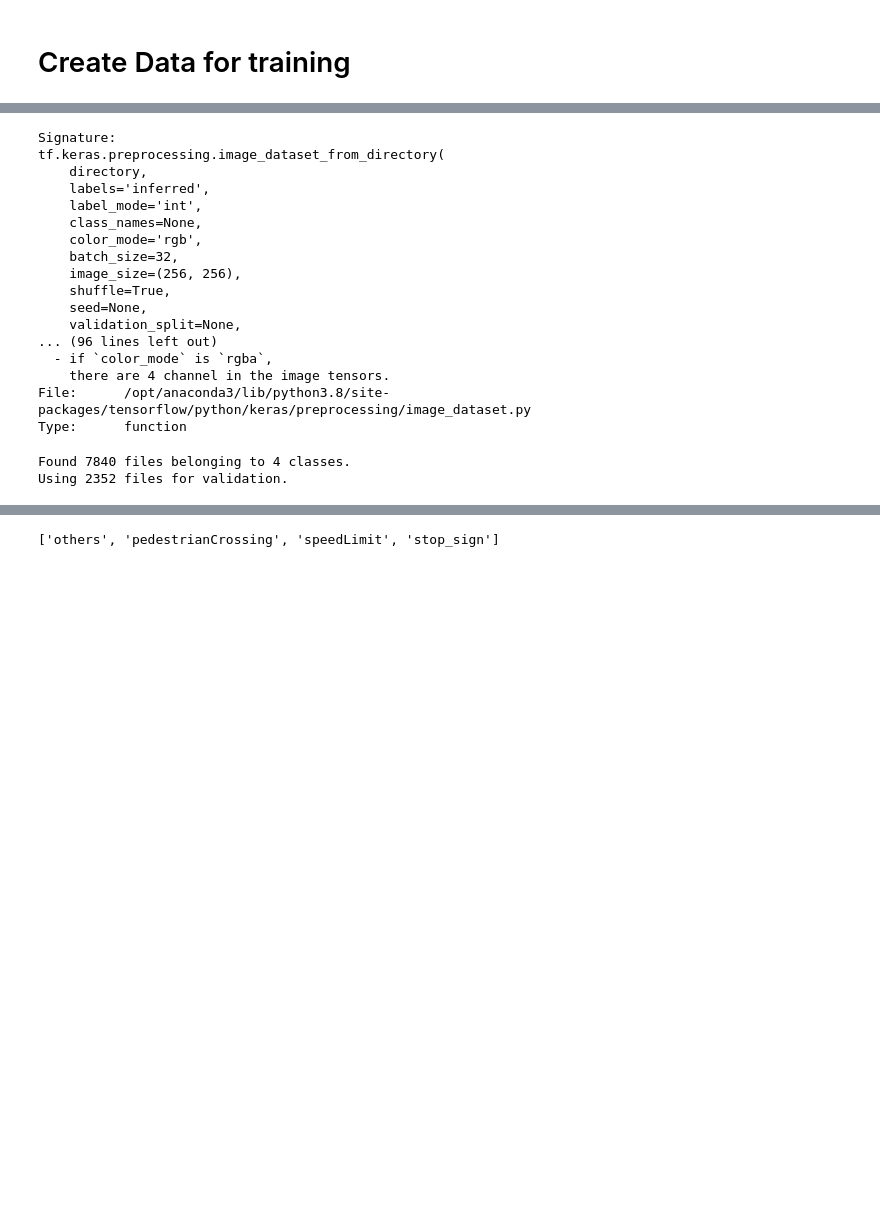
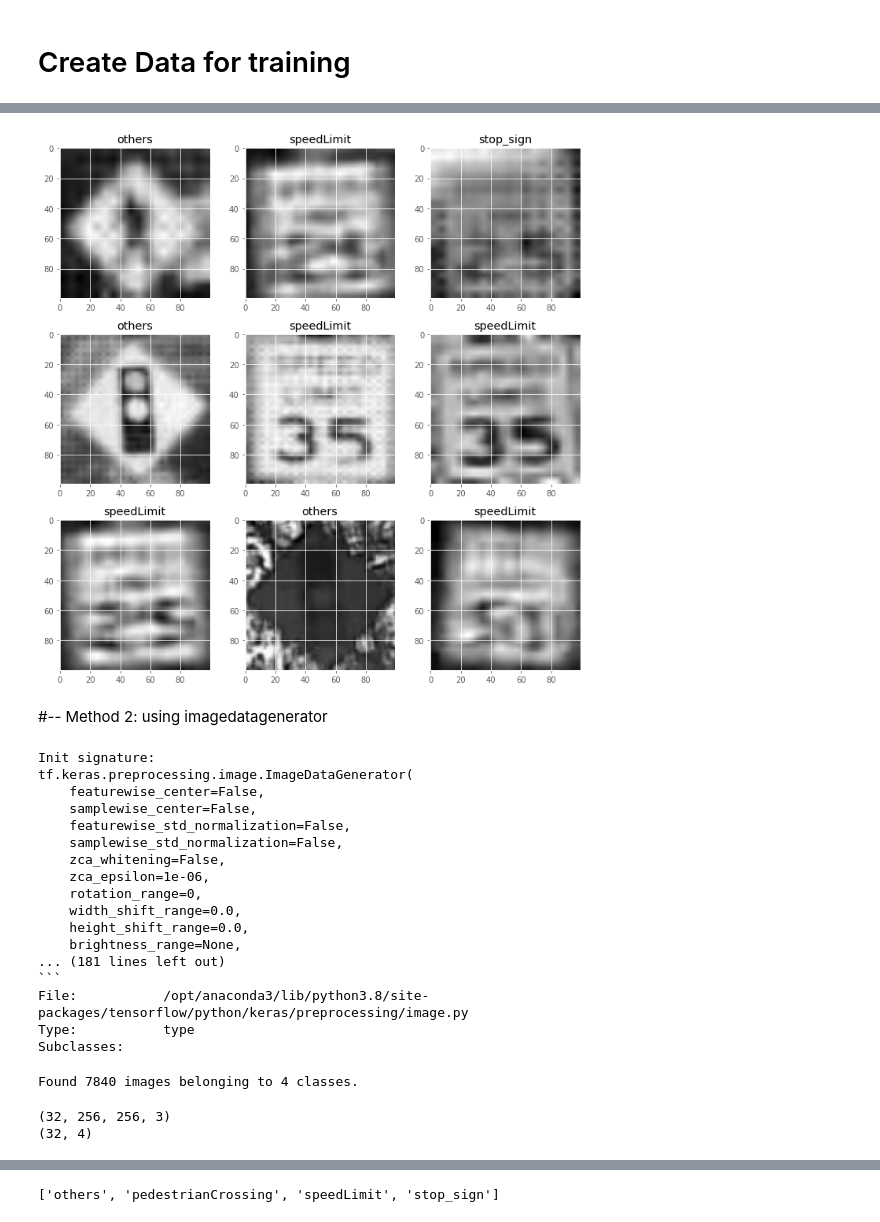
Before and after one commit to TamTQuach/Capstone2, a Jupyter notebook: EDA.ipynb, the cells around one changed output, grey strips where cells are left out. Saved outputs shown, nothing was run; the diff lists cells and outputs as text; code cells hidden in the pictures; blank space fills up the shorter version.

````diff
--- a/EDA.ipynb
+++ b/EDA.ipynb
@@ -65,0 +122,10 @@ Using 5488 files for training.
+# %%
+fig,axs = plt.subplots(3,3,figsize=(10,10))
+for i,each in enumerate(X_train_scaled):
+    for j,ax in enumerate(axs.flatten()):
+        ax.imshow(each[j,...,0],cmap='gray')
+        ax.set_title(class_names[y_train[i,j]])
+    fig.tight_layout()
+    break
+# %% [output]
+[figure, added]
@@ -65,0 +134,2 @@ Using 5488 files for training.
+# %% [markdown]
+#-- Method 2: using imagedatagenerator
@@ -66,20 +141,20 @@ Using 5488 files for training.
 # %%
-tf.keras.preprocessing.image_dataset_from_directory?
+tf.keras.preprocessing.image.ImageDataGenerator?
 # %% [output]
-Signature:
-tf.keras.preprocessing.image_dataset_from_directory(
-    directory,
-    labels='inferred',
-    label_mode='int',
-    class_names=None,
-    color_mode='rgb',
-    batch_size=32,
-    image_size=(256, 256),
-    shuffle=True,
-    seed=None,
-    validation_split=None,
-... (96 lines left out)
-  - if `color_mode` is `rgba`,
-    there are 4 channel in the image tensors.
-File:      /opt/anaconda3/lib/python3.8/site-packages/tensorflow/python/keras/preprocessing/image_dataset.py
-Type:      function
+Init signature:
+tf.keras.preprocessing.image.ImageDataGenerator(
+    featurewise_center=False,
+    samplewise_center=False,
+    featurewise_std_normalization=False,
+    samplewise_std_normalization=False,
+    zca_whitening=False,
+    zca_epsilon=1e-06,
+    rotation_range=0,
+    width_shift_range=0.0,
+    height_shift_range=0.0,
+    brightness_range=None,
+... (181 lines left out)
+```
+File:           /opt/anaconda3/lib/python3.8/site-packages/tensorflow/python/keras/preprocessing/image.py
+Type:           type
+Subclasses:
@@ -88,12 +160,0 @@ X_train,y_train = train_ds(dfsdfdsaf)
-# %%
-val_ds = tf.keras.preprocessing.image_dataset_from_directory(
-  data_dir,
-  validation_split=0.3,
-  subset="validation",
-  shuffle=True,
-  seed=123,
-  image_size=(img_height, img_width),
-  batch_size=batch_size)
-# %% [output]
-Found 7840 files belonging to 4 classes.
-Using 2352 files for validation.
@@ -99,0 +166,9 @@ Using 2352 files for validation.
+# %%
+images, labels = next(img_gen.flow_from_directory(data_dir))
+# %% [output]
+Found 7840 images belonging to 4 classes.
+# %%
+print(images.shape
+# %% [output]
+(32, 256, 256, 3)
+(32, 4)
````
Also changed, not shown: parts of 27 cells of this notebook.
